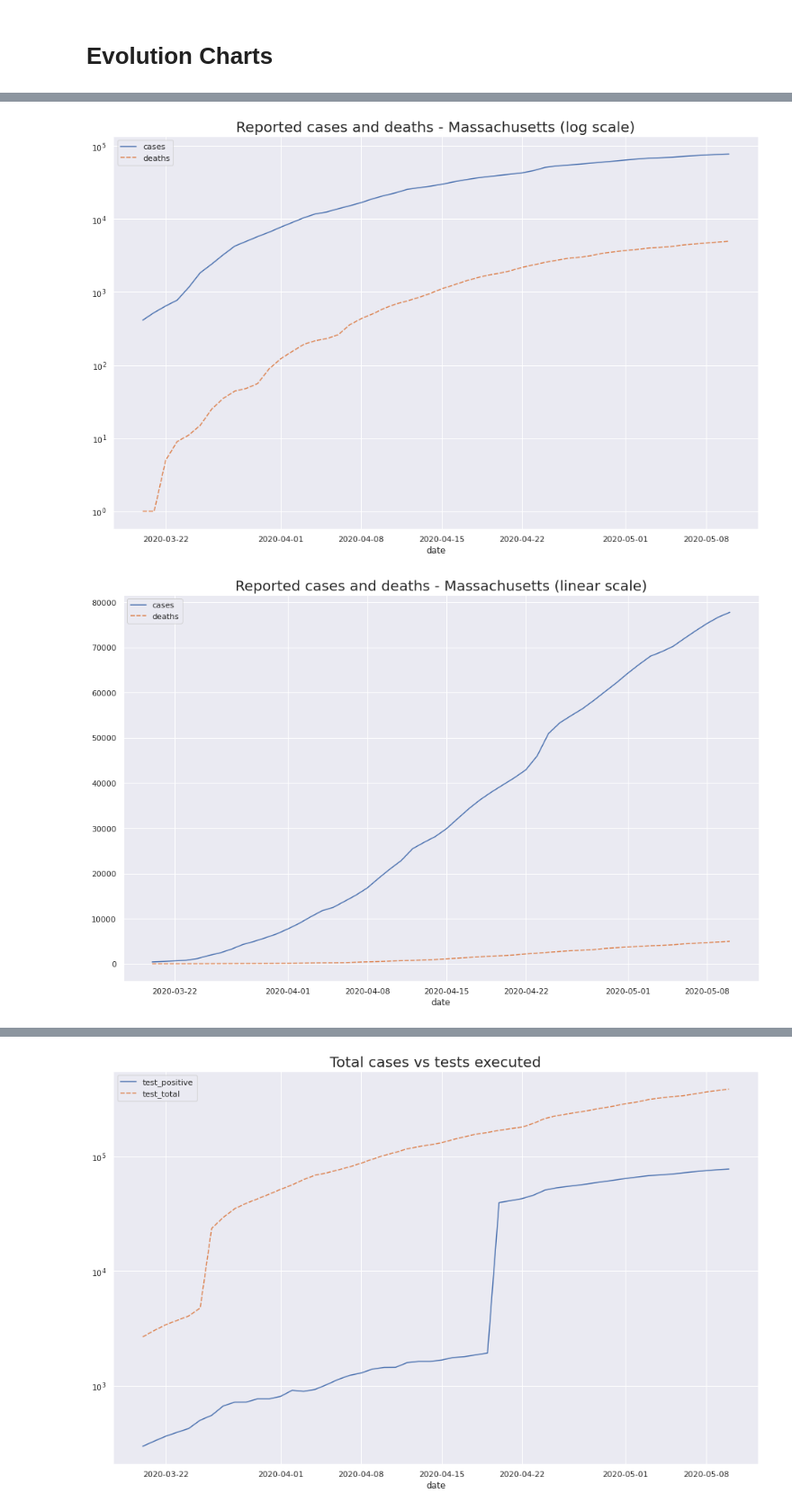
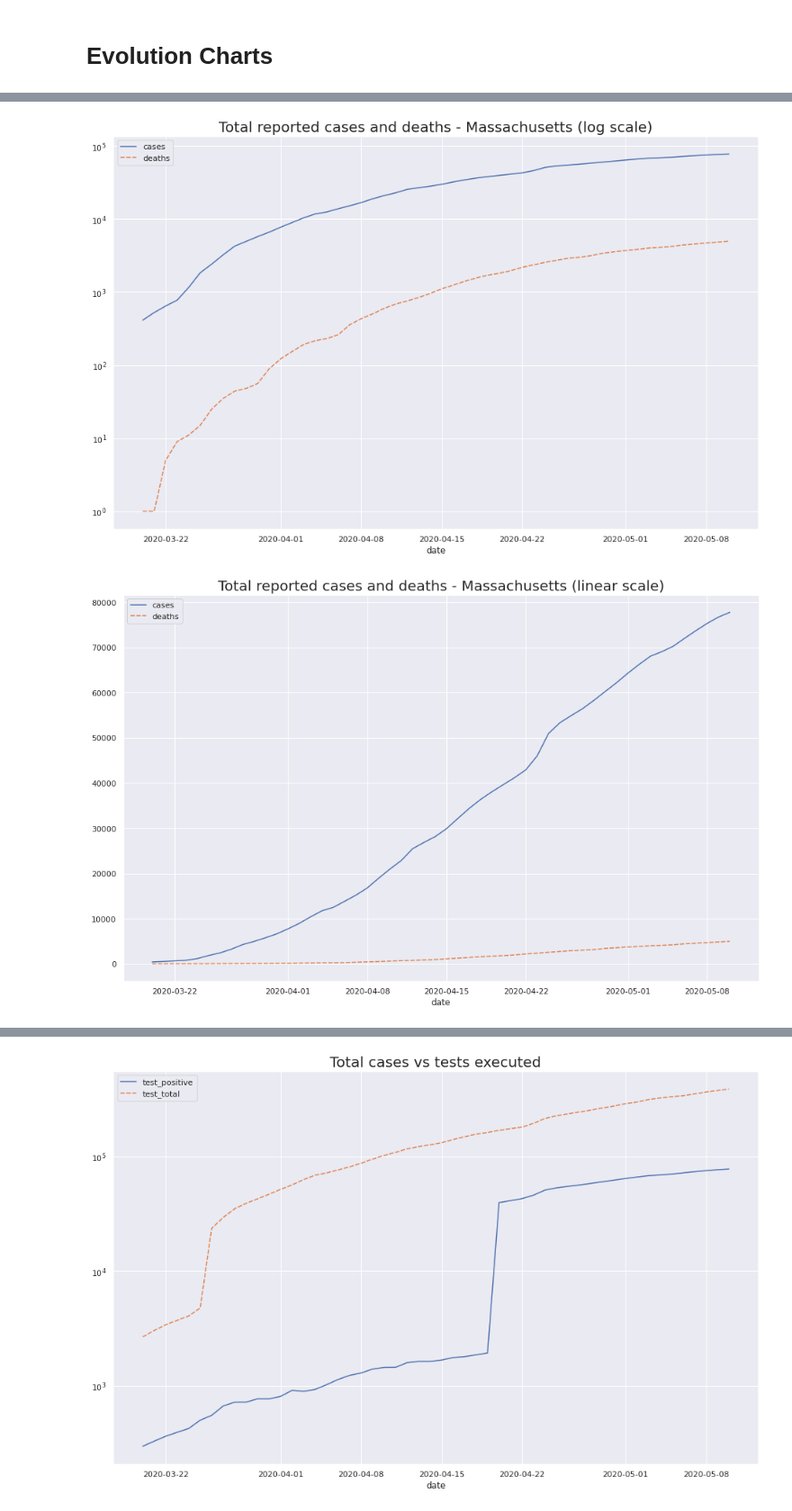
Before and after one commit to rscarvalho/coronavirus-daily-report, a Jupyter notebook: Plots.ipynb, the cells around one changed output, grey strips where cells are left out. Shown at 90% size. Cells and saved outputs as stored; diff of their text form; code cells hidden in the pictures.

Commit message:
Updated visualizations

```diff
--- a/Plots.ipynb
+++ b/Plots.ipynb
@@ -26,19 +50,19 @@ smas["deaths_SMA_21"] = evolution_df["deaths"].rolling(window=21).mean()
 # %%
 # plt.figure(figsize=(16, 10))
 ax = sns.lineplot(data=cases_df)
 ax.set_yscale("log")
 
-plt.title("Reported cases and deaths - Massachusetts (log scale)")
+plt.title("Total reported cases and deaths - Massachusetts (log scale)")
 
 plt.show()
 # %% [output]
-[figure, old version]
+[figure, new version]
 # %%
 ax = sns.lineplot(data=cases_df)
 ax.set_yscale("linear")
 
-plt.title("Reported cases and deaths - Massachusetts (linear scale)")
+plt.title("Total reported cases and deaths - Massachusetts (linear scale)")
 
 plt.show()
 # %% [output]
-[figure, old version]
+[figure, new version]
```
Also changed, not shown: parts of 10 cells of this notebook.
